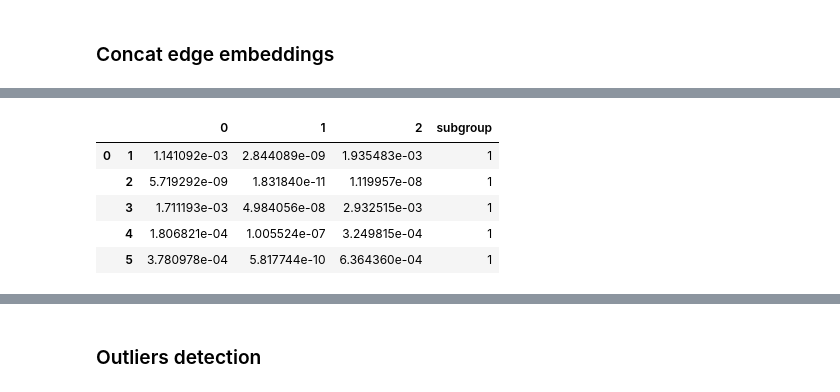
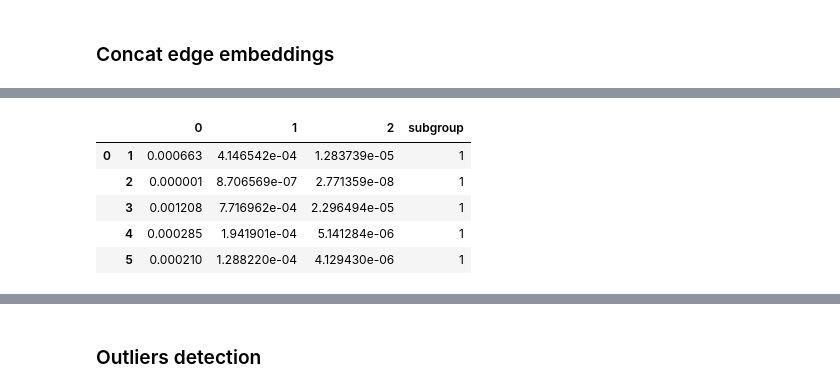
Before and after one commit to win7/GNN_Unsupervised, a Jupyter notebook: processing_dyn.ipynb, the cells around one changed output, grey strips where cells are left out. Cells and saved outputs as stored; diff of their text form; code cells hidden in the pictures.

```diff
--- a/processing_dyn.ipynb
+++ b/processing_dyn.ipynb
@@ -84,10 +90,10 @@ time: 3min 2s (started: 2023-06-06 15:26:19 -05:00)
 # %%
-df_edge_embeddings_concat = pd.read_csv("output/{}/edge_embeddings/edge-embeddings_concat_{}_{}_{}_{}.csv".format(exp, groups_id[0], method, dimension, "L2"), index_col=[0, 1])
+df_edge_embeddings_concat = pd.read_csv("output/{}/edge_embeddings/edge-embeddings_concat_dyn_{}_{}_{}_{}.csv".format(exp, groups_id[0], method, dimension, "L2"), index_col=[0, 1])
 df_edge_embeddings_concat.head()
 # %% [output]
 |  |  | 0 | 1 | 2 | subgroup |
-| 0 | 1 | 1.141092e-03 | 2.844089e-09 | 1.935483e-03 | 1 |
-|  | 2 | 5.719292e-09 | 1.831840e-11 | 1.119957e-08 | 1 |
-|  | 3 | 1.711193e-03 | 4.984056e-08 | 2.932515e-03 | 1 |
-|  | 4 | 1.806821e-04 | 1.005524e-07 | 3.249815e-04 | 1 |
-|  | 5 | 3.780978e-04 | 5.817744e-10 | 6.364360e-04 | 1 |
+| 0 | 1 | 0.000663 | 4.146542e-04 | 1.283739e-05 | 1 |
+|  | 2 | 0.000001 | 8.706569e-07 | 2.771359e-08 | 1 |
+|  | 3 | 0.001208 | 7.716962e-04 | 2.296494e-05 | 1 |
+|  | 4 | 0.000285 | 1.941901e-04 | 5.141284e-06 | 1 |
+|  | 5 | 0.000210 | 1.288220e-04 | 4.129430e-06 | 1 |
```
Also changed, not shown: parts of 22 cells of this notebook, 4 other files.
